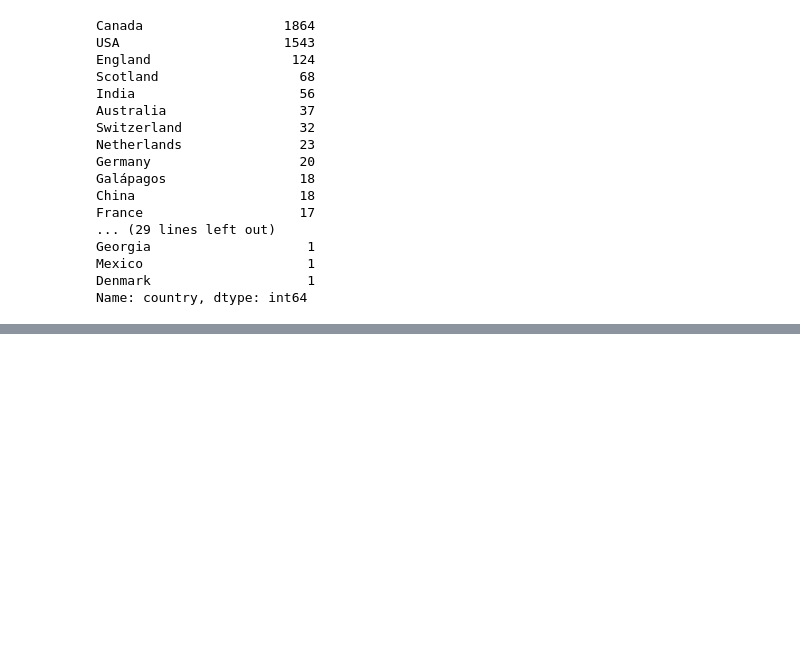
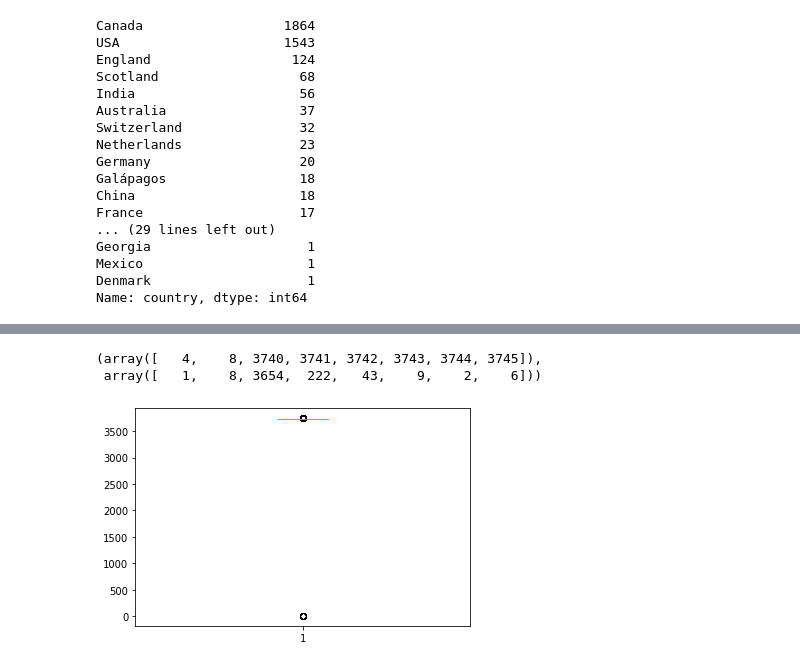
Before and after one commit to VictorTaillieu/TED-talks-analysis, a Jupyter notebook: notebooks/exploration.ipynb, the cells around one changed output, grey strips where cells are left out. Drawn from its saved outputs; the diff is of its cells as text; code cells hidden in the pictures; blank space fills up the shorter version.

Commit message:
add Dijkstra related talks

```diff
--- a/notebooks/exploration.ipynb
+++ b/notebooks/exploration.ipynb
@@ -466,3 +466,9 @@ Georgia                    1
 Mexico                     1
 Denmark                    1
 Name: country, dtype: int64
+# %%
+neighboor = {}
+ted_talks = ted_talks.sort_values(by="talk_id")
+for i in range(len(ted_talks)):
+    neighboor[ted_talks.talk_id[i]]=(literal_eval(ted_talks.loc[i].related_talks))
+neighboor
@@ -468,0 +493,4 @@ Name: country, dtype: int64
+# %%
+for l in neighboor.values():
+    if 1783 in l:
+        print(l)
@@ -468,0 +508,20 @@ Name: country, dtype: int64
+# %%
+distance_metric = {}
+for j,l in enumerate(neighboor):
+    to_explore = [l]
+    distance = {}
+    distance[l] = 0
+    while to_explore != []:
+        e = to_explore.pop()
+        if e not in neighboor:
+        #print("invalid value ",e)
+            continue
+        for i in neighboor[e]:
+            if i in distance:
+                if distance[i] > distance[e]+1:
+                    distance[i] = distance[e]+1
+            else:
+                distance[i] = distance[e]+1
+                to_explore.append(i)
+    distance_metric[l]=distance
+    print(l," ",j)
@@ -468,0 +546,8 @@ Name: country, dtype: int64
+# %%
+length = np.array([len(distance_metric[l]) for l in neighboor])
+plt.boxplot(length)
+np.unique(length, return_counts=True)
+# %% [output]
+(array([   4,    8, 3740, 3741, 3742, 3743, 3744, 3745]),
+ array([   1,    8, 3654,  222,   43,    9,    2,    6]))
+[figure, added]
```
Also changed, not shown: parts of 5 cells of this notebook, 1 other file.
